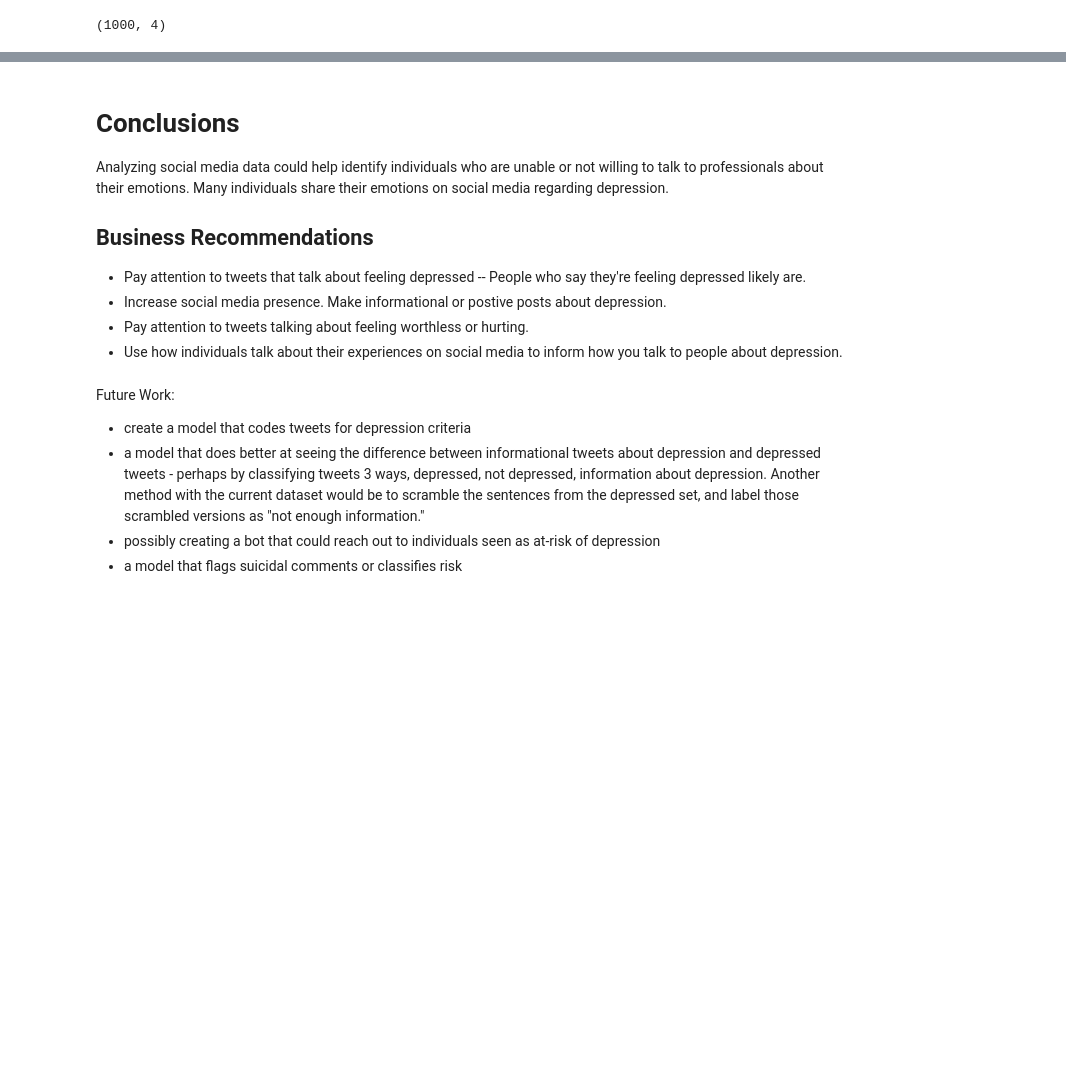
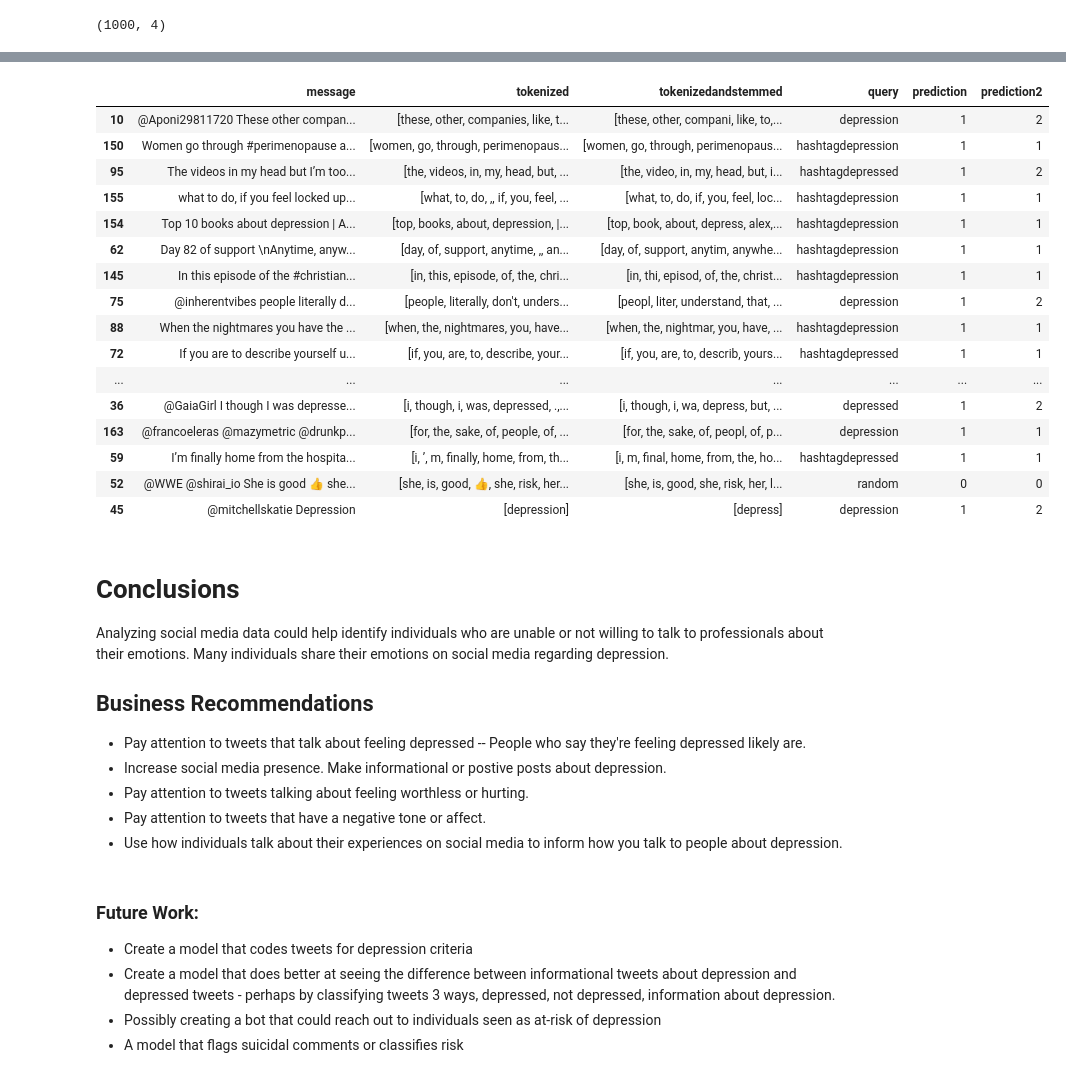
Before and after one commit to kstrickland680/DepressionSentimentalAnalysis, a Jupyter notebook: DepressionTweets.ipynb, the cells around one changed output, grey strips where cells are left out. Cells and saved outputs as stored; diff of their text form; code cells hidden in the pictures; blank space fills up the shorter version.

```diff
--- a/DepressionTweets.ipynb
+++ b/DepressionTweets.ipynb
@@ -820,0 +1126,11 @@ randomsample.head(20)
+# %%
+#Compile the model
+model4.compile(optimizer='adam', loss=tf.keras.losses.SparseCategoricalCrossentropy(),
+              metrics=['accuracy'])
+callback = tf.keras.callbacks.EarlyStopping(monitor='loss', patience=2)
+
+X_train_ind_padded = np.array(X_train_indices)
+X_test_ind_padded = np.array(X_test_indices)
+
+history = model4.fit(X_train_ind_padded, Y_train, class_weight=class_weights_dict, epochs = 50, batch_size=64, shuffle = True,
+                     callbacks=[callback],  verbose=1)
@@ -820,0 +1191,9 @@ randomsample.head(20)
+# %%
+newdata_indices = [[check_encoding(word, token_map2) for word in sent] for sent in new_data['tokenizedandstemmed']]
+newdata_indices = tf.keras.preprocessing.sequence.pad_sequences(newdata_indices, padding = 'post').tolist()
+# %%
+new = model3.predict_classes(newdata_indices)
+
+new_data['prediction'] = new
+
+new_data['prediction'].value_counts()
@@ -820,0 +1204,6 @@ randomsample.head(20)
+# %%
+new2 = model4.predict_classes(newdata_indices)
+
+new_data['prediction2'] = new2
+
+new_data['prediction2'].value_counts()
@@ -821,3 +1231,24 @@ randomsample.head(20)
+# %%
+randomsample = new_data.sample(n=50)
+randomsample.head(20)
+# %% [output]
+|  | message | tokenized | tokenizedandstemmed | query | prediction | prediction2 |
+| 10 | @Aponi29811720 These other compan... | [these, other, companies, like, t... | [these, other, compani, like, to,... | depression | 1 | 2 |
+| 150 | Women go through #perimenopause a... | [women, go, through, perimenopaus... | [women, go, through, perimenopaus... | hashtagdepression | 1 | 1 |
+| 95 | The videos in my head but I’m too... | [the, videos, in, my, head, but, ... | [the, video, in, my, head, but, i... | hashtagdepressed | 1 | 2 |
+| 155 | what to do, if you feel locked up... | [what, to, do, ,, if, you, feel, ... | [what, to, do, if, you, feel, loc... | hashtagdepression | 1 | 1 |
+| 154 | Top 10 books about depression | A... | [top, books, about, depression, |... | [top, book, about, depress, alex,... | hashtagdepression | 1 | 1 |
+| 62 | Day 82 of support \nAnytime, anyw... | [day, of, support, anytime, ,, an... | [day, of, support, anytim, anywhe... | hashtagdepression | 1 | 1 |
+| 145 | In this episode of the #christian... | [in, this, episode, of, the, chri... | [in, thi, episod, of, the, christ... | hashtagdepression | 1 | 1 |
+| 75 | @inherentvibes people literally d... | [people, literally, don't, unders... | [peopl, liter, understand, that, ... | depression | 1 | 2 |
+| 88 | When the nightmares you have the ... | [when, the, nightmares, you, have... | [when, the, nightmar, you, have, ... | hashtagdepression | 1 | 1 |
+| 72 | If you are to describe yourself u... | [if, you, are, to, describe, your... | [if, you, are, to, describ, yours... | hashtagdepressed | 1 | 1 |
+| ... | ... | ... | ... | ... | ... | ... |
+| 36 | @GaiaGirl I though I was depresse... | [i, though, i, was, depressed, .,... | [i, though, i, wa, depress, but, ... | depressed | 1 | 2 |
+| 163 | @francoeleras @mazymetric @drunkp... | [for, the, sake, of, people, of, ... | [for, the, sake, of, peopl, of, p... | depression | 1 | 1 |
+| 59 | I’m finally home from the hospita... | [i, ’, m, finally, home, from, th... | [i, m, final, home, from, the, ho... | hashtagdepressed | 1 | 1 |
+| 52 | @WWE @shirai_io She is good 👍 she... | [she, is, good, 👍, she, risk, her... | [she, is, good, she, risk, her, l... | random | 0 | 0 |
+| 45 | @mitchellskatie Depression | [depression] | [depress] | depression | 1 | 2 |
 # %% [markdown]
 # Conclusions
 
@@ -828,11 +1259,12 @@ Analyzing social media data could help identify individuals who are unable or no
 *   Pay attention to tweets that talk about feeling depressed -- People who say they're feeling depressed likely are.
 *   Increase social media presence.  Make informational or postive posts about depression.
 *   Pay attention to tweets talking about feeling worthless or hurting.
+*   Pay attention to tweets that have a negative tone or affect.
 *   Use how individuals talk about their experiences on social media to inform how you talk to people about depression.
 # %% [markdown]
-Future Work:
+### Future Work:
 
-- create a model that codes tweets for depression criteria
-- a model that does better at seeing the difference between informational tweets about depression and depressed tweets - perhaps by classifying tweets 3 ways, depressed, not depressed, information about depression.  Another method with the current dataset would be to scramble the sentences from the depressed set, and label those scrambled versions as "not enough information."
-- possibly creating a bot that could reach out to individuals seen as at-risk of depression
-- a model that flags suicidal comments or classifies risk
+- Create a model that codes tweets for depression criteria
+- Create a model that does better at seeing the difference between informational tweets about depression and depressed tweets - perhaps by classifying tweets 3 ways, depressed, not depressed, information about depression.
+- Possibly creating a bot that could reach out to individuals seen as at-risk of depression
+- A model that flags suicidal comments or classifies risk
```
Also changed, not shown: parts of 61 cells of this notebook.
